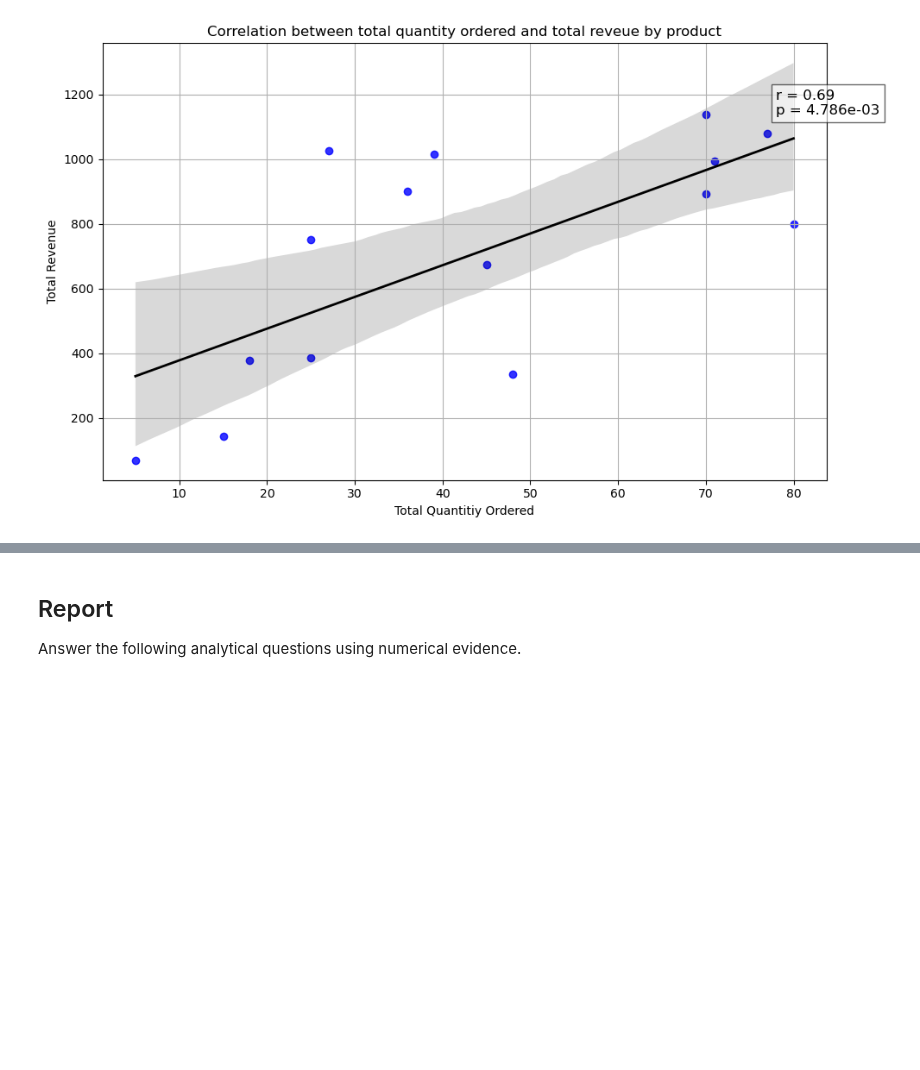
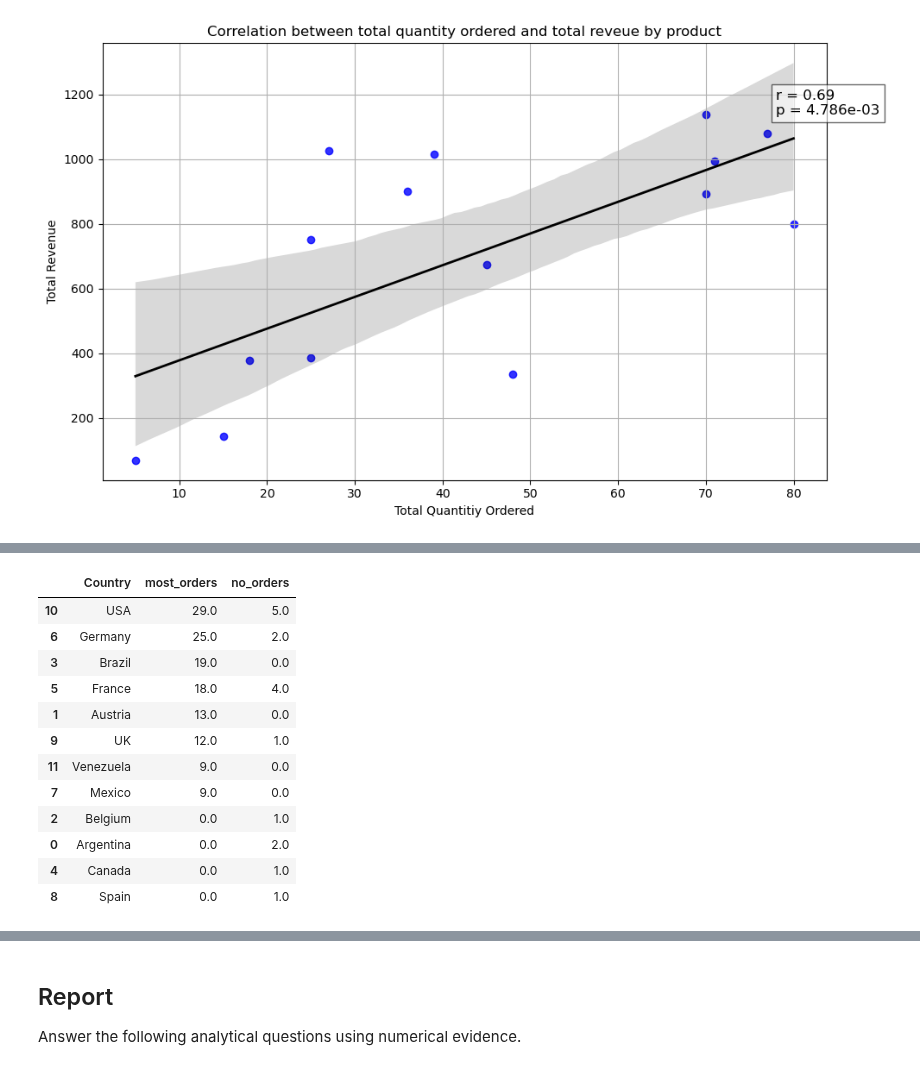
Before and after one commit to DataEden/The-Knowledge-House-2025, a Jupyter notebook: T-Labs/adhoc-sql/adhoc_report.ipynb, the cells around one changed output, grey strips where cells are left out. Drawn from its saved outputs; the diff is of its cells as text; code cells hidden in the pictures; blank space fills up the shorter version.

```diff
--- a/T-Labs/adhoc-sql/adhoc_report.ipynb
+++ b/T-Labs/adhoc-sql/adhoc_report.ipynb
@@ -570,0 +608,21 @@ plt.grid(True)
+# %%
+# Merge and clean
+most_no_orders_merge_df = pd.merge(most_orders_df, no_orders_df, on='Country', how='outer').fillna(0)
+most_no_orders_merge_df['most_orders'] = most_no_orders_merge_df['most_orders']
+most_no_orders_merge_df['no_orders'] = most_no_orders_merge_df['no_orders']
+
+most_no_orders_merge_df.sort_values(by="most_orders", ascending=False)
+# %% [output]
+|  | Country | most_orders | no_orders |
+| 10 | USA | 29.0 | 5.0 |
+| 6 | Germany | 25.0 | 2.0 |
+| 3 | Brazil | 19.0 | 0.0 |
+| 5 | France | 18.0 | 4.0 |
+| 1 | Austria | 13.0 | 0.0 |
+| 9 | UK | 12.0 | 1.0 |
+| 11 | Venezuela | 9.0 | 0.0 |
+| 7 | Mexico | 9.0 | 0.0 |
+| 2 | Belgium | 0.0 | 1.0 |
+| 0 | Argentina | 0.0 | 2.0 |
+| 4 | Canada | 0.0 | 1.0 |
+| 8 | Spain | 0.0 | 1.0 |
```
Also changed, not shown: parts of 21 cells of this notebook.
